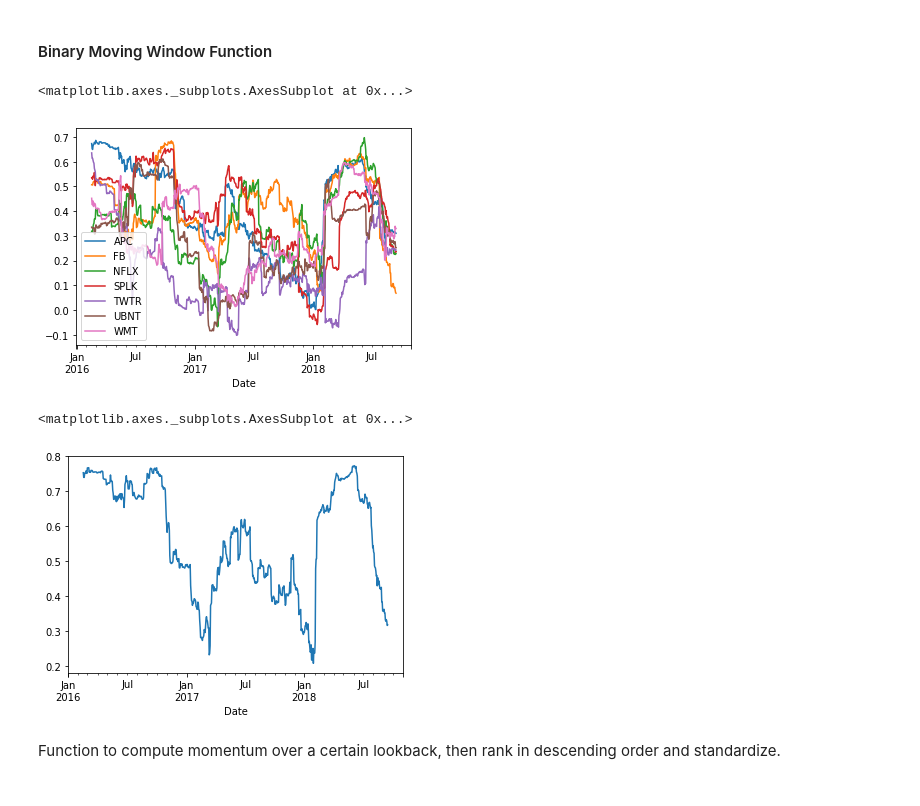
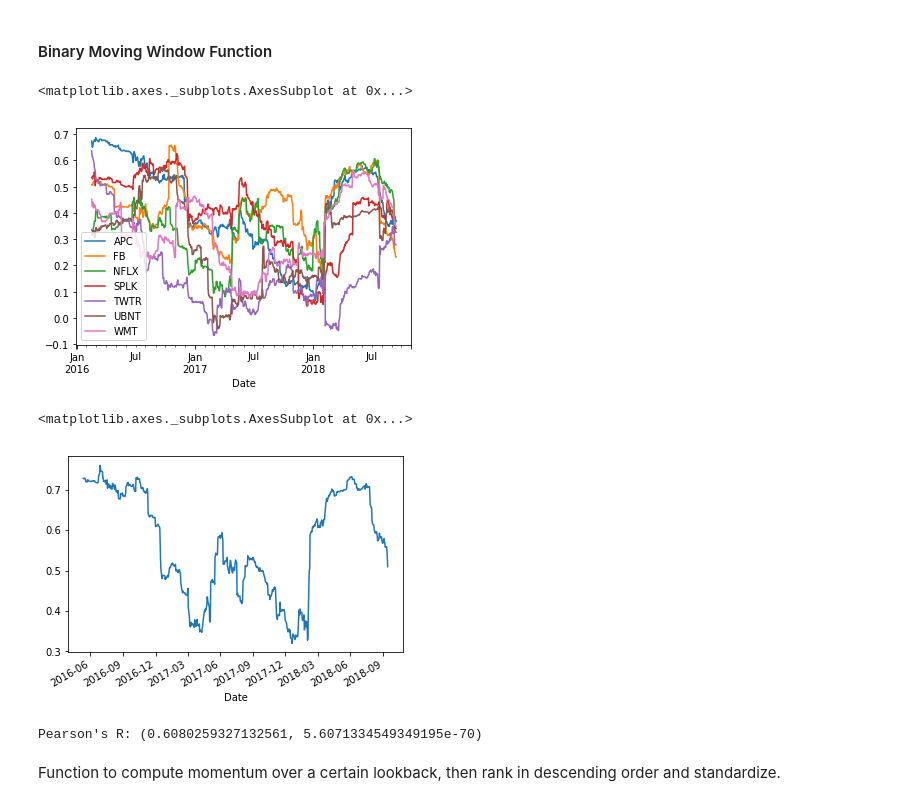
Before and after one commit to georgesturrock/7333_CS4, a Jupyter notebook: SignalFrontier.ipynb, the cells around one changed output. Cells and saved outputs as stored; diff of their text form; code cells hidden in the pictures.

```diff
--- a/SignalFrontier.ipynb
+++ b/SignalFrontier.ipynb
@@ -185,18 +212,24 @@ rets = px.pct_change()
 #### Binary Moving Window Function
 # %%
 #Correlation of individual stocks to Dow Jones
-corr = rets.rolling(90, min_periods=30).corr(djiRets)
+corr = rets.rolling(120, min_periods=30).corr(djiRets)
 corr.plot()
 # %% [output]
 <matplotlib.axes._subplots.AxesSubplot at 0x...>
-[figure, old version]
+[figure, new version]
 # %%
 #Correlation of portfolio to Dow Jones
-corr = pxTotRet.rolling(90, min_periods=30).corr(djiRets)
+corr = pxTotRet.rolling(120, min_periods=90).corr(djiRets)
 corr.plot()
 # %% [output]
 <matplotlib.axes._subplots.AxesSubplot at 0x...>
-[figure, old version]
+[figure, new version]
+# %%
+#Pearson's R for Portfolio Returns and Dow Jones Returns
+from scipy import stats
+print("Pearson's R:", stats.pearsonr(djiRets.dropna(), pxTotRet.dropna()))
+# %% [output]
+Pearson's R: (0.6080259327132561, 5.6071334549349195e-70)
 # %% [markdown]
 Function to compute momentum over a certain lookback, then rank in descending order and standardize.
 # %%
```
Also changed, not shown: parts of 25 cells of this notebook.
